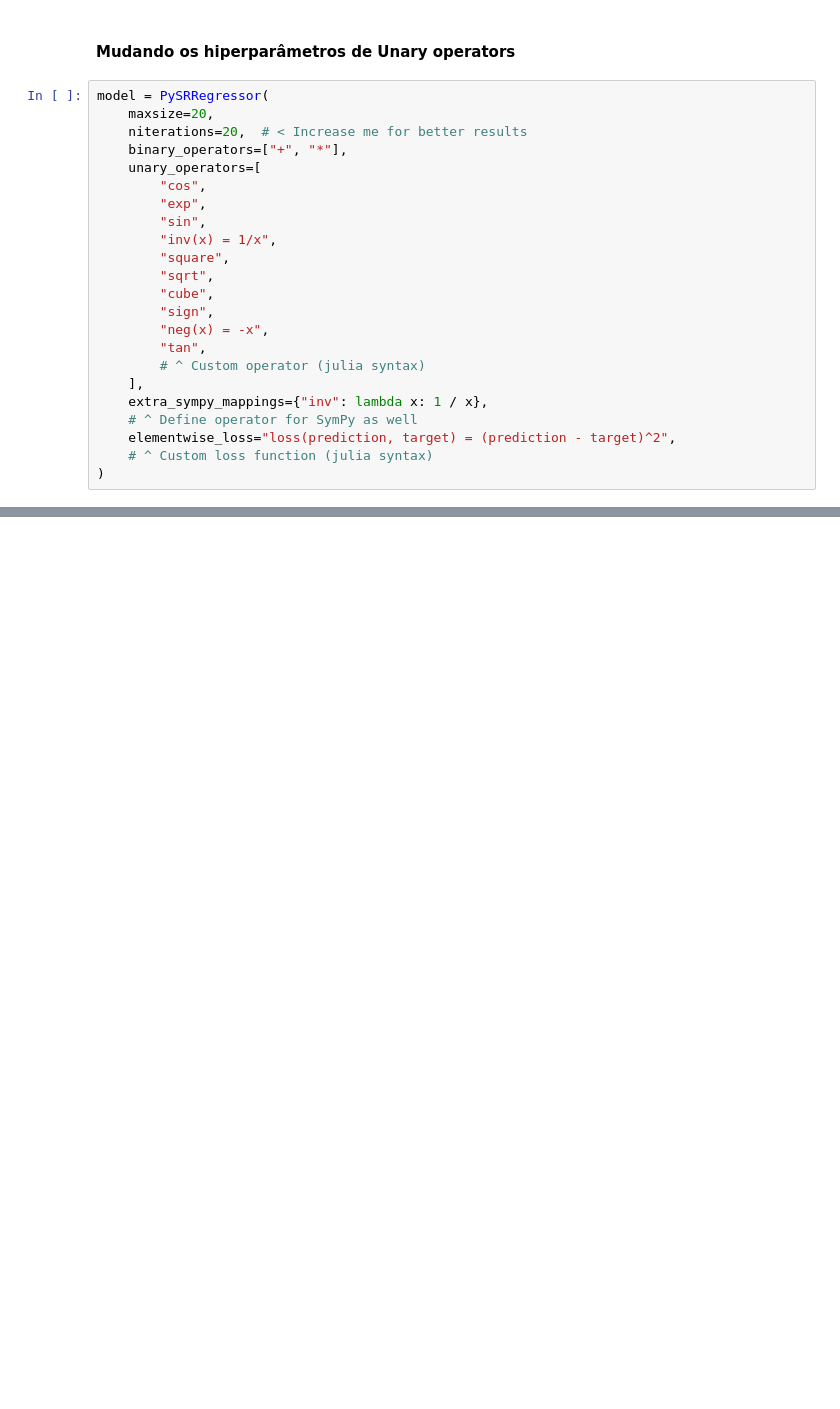
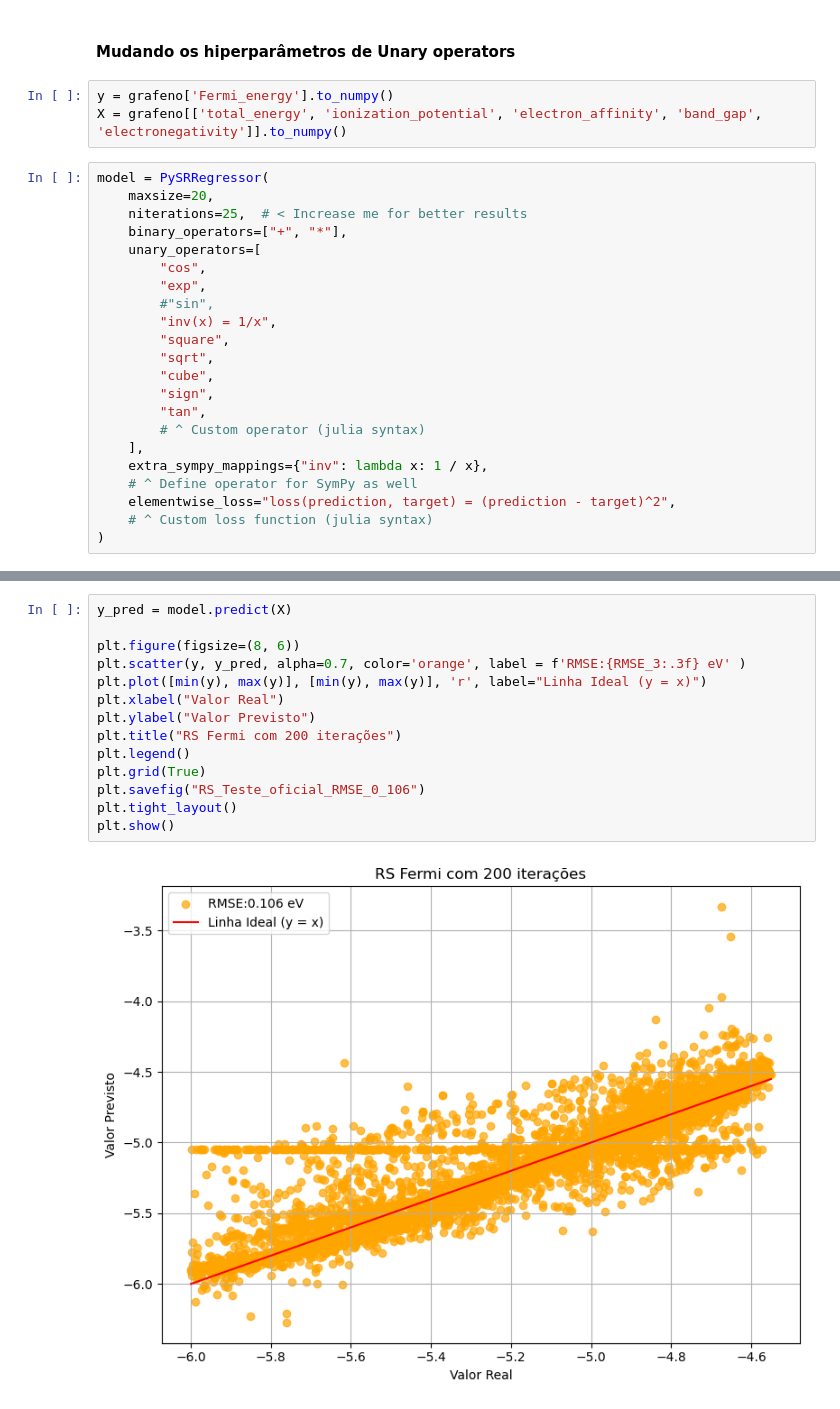
Before and after one commit to isadoramarcondes/Aprendizado-de-maquinas-para-oxido-de-grafeno, a Jupyter notebook: RS_grafeno.ipynb, the cells around one changed output, grey strips where cells are left out. Saved outputs shown, nothing was run; the diff lists cells and outputs as text; blank space fills up the shorter version.

```diff
--- a/RS_grafeno.ipynb
+++ b/RS_grafeno.ipynb
@@ -239,21 +236,23 @@ plt.show()
 [figure]
 # %% [markdown]
 #### Mudando os hiperparâmetros de Unary operators
+# %%
+y = grafeno['Fermi_energy'].to_numpy()
+X = grafeno[['total_energy', 'ionization_potential', 'electron_affinity', 'band_gap', 'electronegativity']].to_numpy()
 # %%
 model = PySRRegressor(
     maxsize=20,
-    niterations=20,  # < Increase me for better results
+    niterations=25,  # < Increase me for better results
     binary_operators=["+", "*"],
     unary_operators=[
         "cos",
         "exp",
-        "sin",
+        #"sin",
         "inv(x) = 1/x",
         "square",
         "sqrt",
         "cube",
         "sign",
-        "neg(x) = -x",
         "tan",
         # ^ Custom operator (julia syntax)
     ],
@@ -270,0 +314,16 @@ ValueError: Custom function neg is not defined in `extra_sympy_mappings`. You ca
+# %%
+y_pred = model.predict(X)
+
+plt.figure(figsize=(8, 6))
+plt.scatter(y, y_pred, alpha=0.7, color='orange', label = f'RMSE:{RMSE_3:.3f} eV' )
+plt.plot([min(y), max(y)], [min(y), max(y)], 'r', label="Linha Ideal (y = x)")
+plt.xlabel("Valor Real")
+plt.ylabel("Valor Previsto")
+plt.title("RS Fermi com 200 iterações")
+plt.legend()
+plt.grid(True)
+plt.savefig("RS_Teste_oficial_RMSE_0_106")
+plt.tight_layout()
+plt.show()
+# %% [output]
+[figure, added]
```
Also changed, not shown: parts of 8 cells of this notebook.
